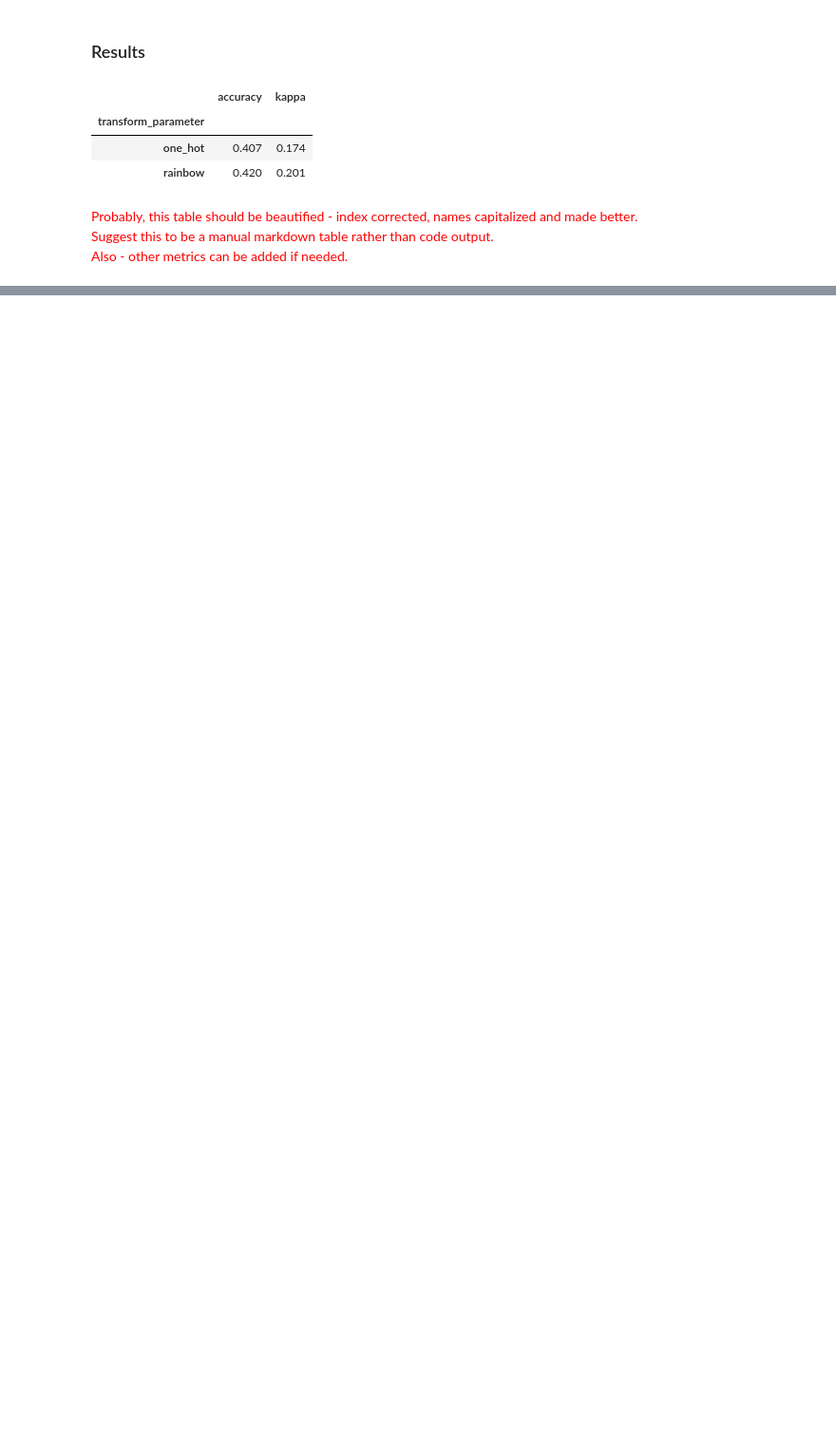
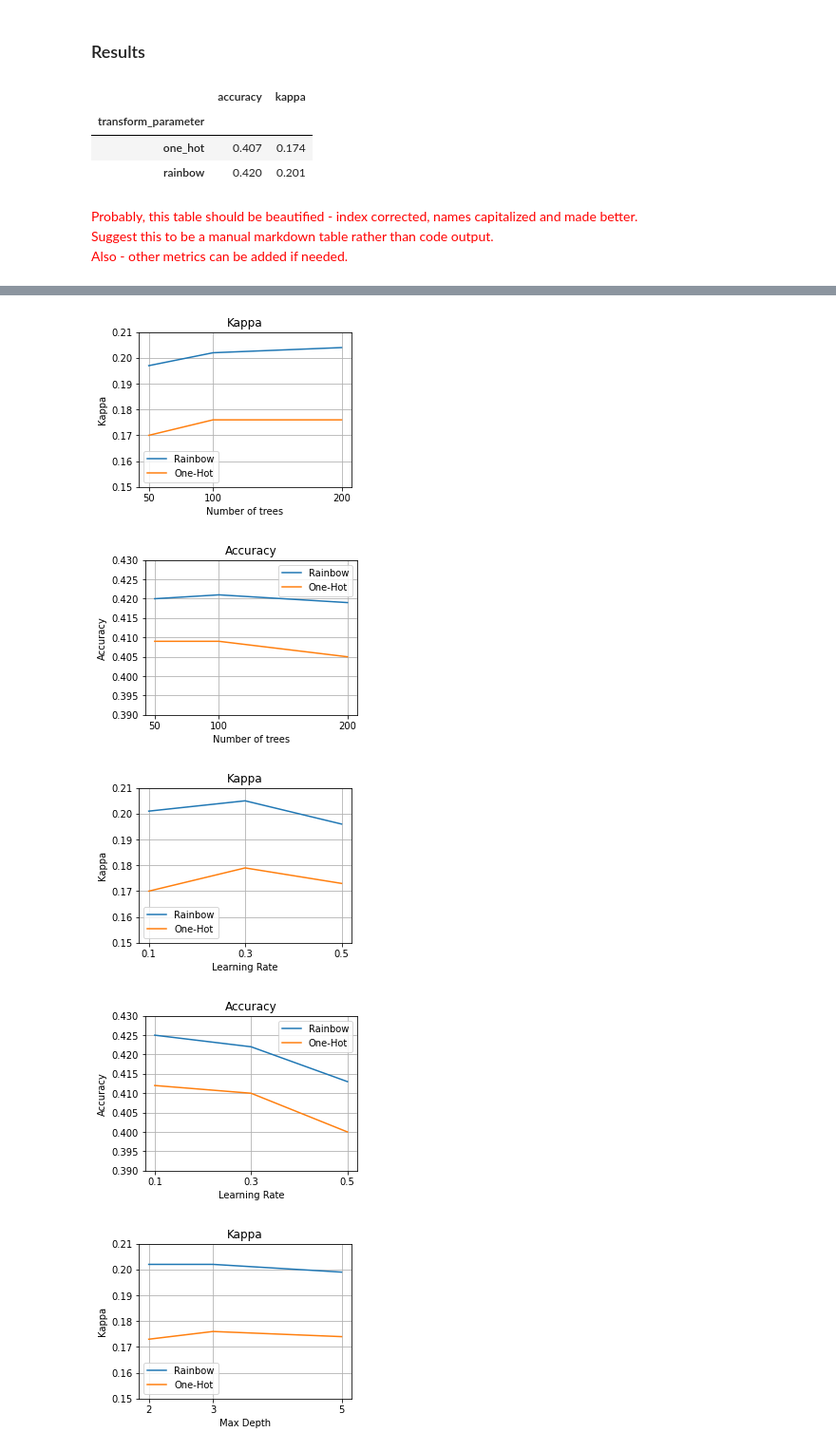
Before and after one commit to h17/fastreport, a Jupyter notebook: _notebooks/Rainbow_Paper.ipynb, the cells around one changed output, grey strips where cells are left out. Shown at 95% size. Drawn from its saved outputs; the diff is of its cells as text; code cells hidden in the pictures; blank space fills up the shorter version.

```diff
--- a/_notebooks/Rainbow_Paper.ipynb
+++ b/_notebooks/Rainbow_Paper.ipynb
@@ -271,21 +271,35 @@ Clearly, the average metrics across all models are notably higher for Rainbow en
 # %%
+## THIS CODE WILL BE HIDDEN, OUTPUT WILL BE SHOWN - probably, as saved images
 import matplotlib.pyplot as plt
 import warnings
 warnings.filterwarnings("ignore")
 
 def make_plot(t, feature_group, hyperparameter, hyperparameter_name, metric, ylimit_bottom, ylimit_top, xticks_list):
     k1 = pd.DataFrame(t[t['feature_group']==feature_group][t['transform_parameter']=='rainbow'].groupby(
         hyperparameter)[metric].mean().round(3))
     k2 = pd.DataFrame(t[t['feature_group']==feature_group][t['transform_parameter']=='one_hot'].groupby(
         hyperparameter)[metric].mean().round(3))
-    fig, ax = plt.subplots(figsize=(5,3))
+    fig, ax = plt.subplots(figsize=(4,3))
     plt.plot(k1.index, k1[metric], label = 'Rainbow')
     plt.plot(k2.index, k2[metric], label = 'One-Hot')
     plt.ylim(ylimit_bottom, ylimit_top)
     ax.set_xticks(xticks_list)
     plt.grid()
     plt.legend()
     plt.xlabel(hyperparameter_name)
     plt.ylabel(metric.capitalize())
     plt.title(metric.capitalize())
     plt.show()
+
+make_plot(t, 'all', 'n_trees', 'Number of trees', 'kappa', 0.15, 0.21, [50, 100 ,200])
+make_plot(t, 'all', 'n_trees', 'Number of trees', 'accuracy', 0.39, 0.43, [50, 100 ,200])
+make_plot(t, 'all', 'eta', 'Learning Rate', 'kappa', 0.15, 0.21, [0.1, 0.3 ,0.5])
+make_plot(t, 'all', 'eta', 'Learning Rate', 'accuracy', 0.39, 0.43, [0.1, 0.3 ,0.5])
+make_plot(t, 'all', 'max_depth', 'Max Depth', 'kappa', 0.15, 0.21, [2, 3 ,5])
+make_plot(t, 'all', 'max_depth', 'Max Depth', 'accuracy', 0.39, 0.43, [2, 3, 5])
+# %% [output]
+[figure, added]
+[figure, added]
+[figure, added]
+[figure, added]
+[figure, added]
```
Also changed, not shown: parts of 8 cells of this notebook.
